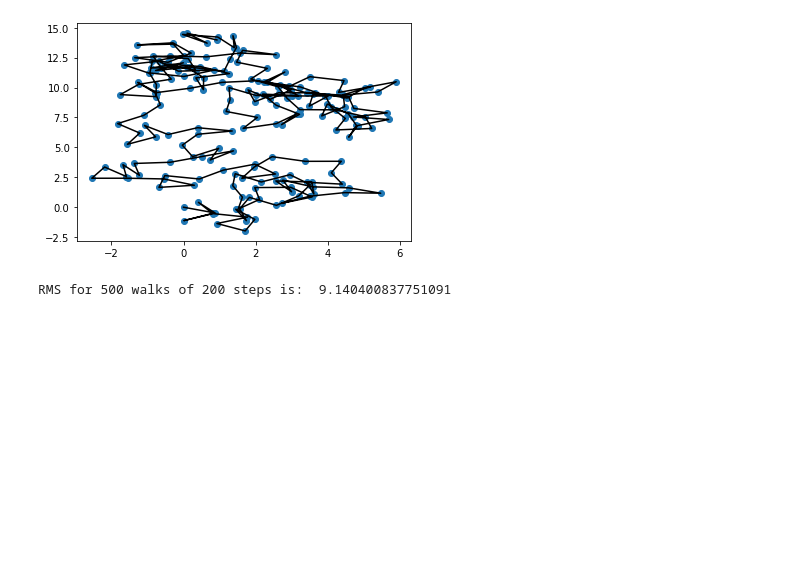
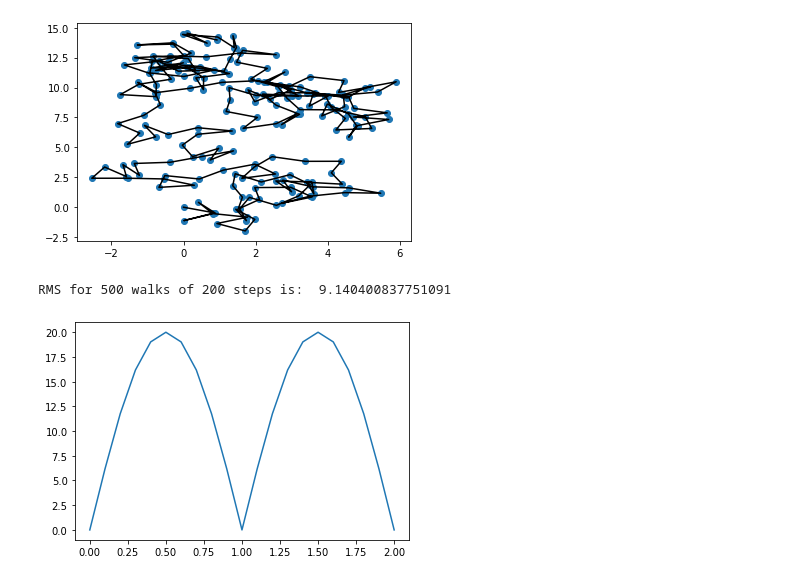
Before and after one commit to emb1ues/comp_phy_endsem, a Jupyter notebook: comp_phy_endsem.ipynb, the cells around one changed output. Cells and saved outputs as stored; diff of their text form; code cells hidden in the pictures; blank space fills up the shorter version.

```diff
--- a/comp_phy_endsem.ipynb
+++ b/comp_phy_endsem.ipynb
@@ -58,3 +58,23 @@ print("RMS for 500 walks of 200 steps is: ", rms_final)
 [figure]
 [figure]
 RMS for 500 walks of 200 steps is:  9.140400837751091
+# %%
+def heat_plotter(points, state, text):
+    x = np.arange(0, 2.1, 0.1)
+    y = np.zeros((points + 2))
+    y[1:-1] = state
+    plt.plot(x,y, label=text)
+# %%
+total_points = 20 + 1
+points = total_points - 2
+dx = 0.1
+dt = 0.0008
+a = dt/(dx**2)
+
+init_state = np.zeros((points))
+for i in range(points):
+    init_state[i] = 20*abs(np.sin(np.pi*(i+1)*0.1))
+
+heat_plotter(points, init_state, "initial")
+# %% [output]
+[figure, added]
```
Also changed, not shown: parts of 2 cells of this notebook.
